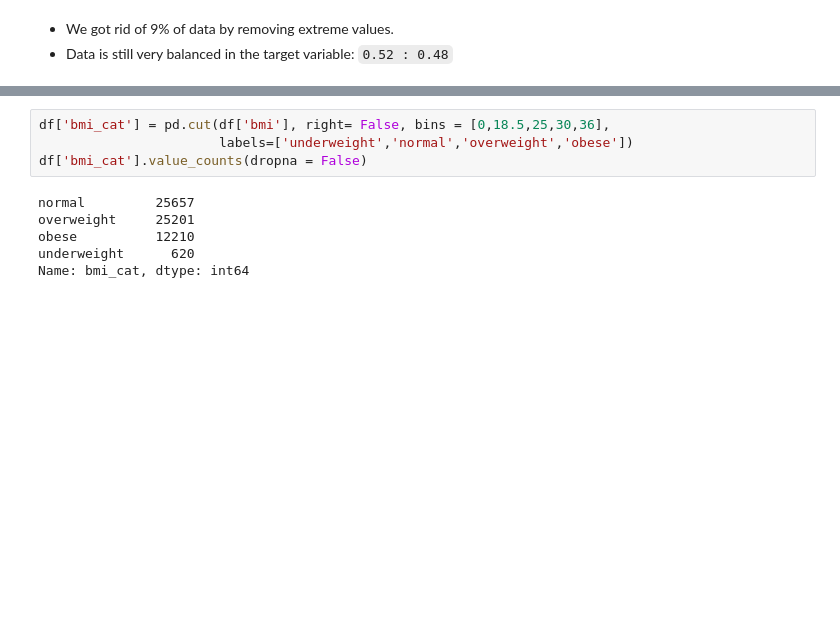
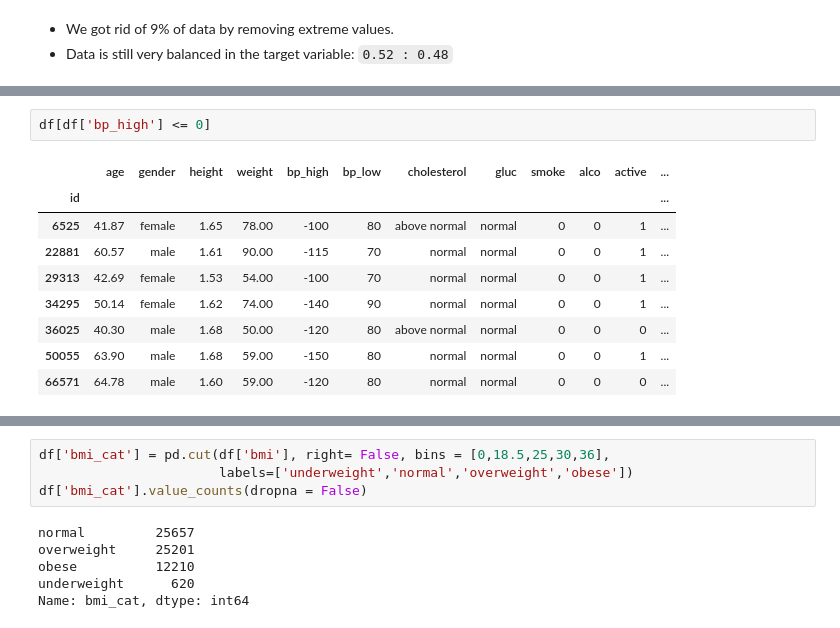
Before and after one commit to ykfarhan/cardiac-disease-detection, a Jupyter notebook: data_cleaning_cardiac.ipynb, the cells around one changed output, grey strips where cells are left out. Drawn from its saved outputs; the diff is of its cells as text; blank space fills up the shorter version.

```diff
--- a/data_cleaning_cardiac.ipynb
+++ b/data_cleaning_cardiac.ipynb
@@ -150,0 +184,12 @@ df = df[df['ap_lo'] > 0]
+# %%
+df[df['bp_high'] <= 0]
+# %% [output]
+|  | age | gender | height | weight | bp_high | bp_low | cholesterol | gluc | smoke | alco | active | ... |
+| id |  |  |  |  |  |  |  |  |  |  |  | ... |
+| 6525 | 41.87 | female | 1.65 | 78.00 | -100 | 80 | above normal | normal | 0 | 0 | 1 | ... |
+| 22881 | 60.57 | male | 1.61 | 90.00 | -115 | 70 | normal | normal | 0 | 0 | 1 | ... |
+| 29313 | 42.69 | female | 1.53 | 54.00 | -100 | 70 | normal | normal | 0 | 0 | 1 | ... |
+| 34295 | 50.14 | female | 1.62 | 74.00 | -140 | 90 | normal | normal | 0 | 0 | 1 | ... |
+| 36025 | 40.30 | male | 1.68 | 50.00 | -120 | 80 | above normal | normal | 0 | 0 | 0 | ... |
+| 50055 | 63.90 | male | 1.68 | 59.00 | -150 | 80 | normal | normal | 0 | 0 | 1 | ... |
+| 66571 | 64.78 | male | 1.60 | 59.00 | -120 | 80 | normal | normal | 0 | 0 | 0 | ... |
```
Also changed, not shown: parts of 22 cells of this notebook.
